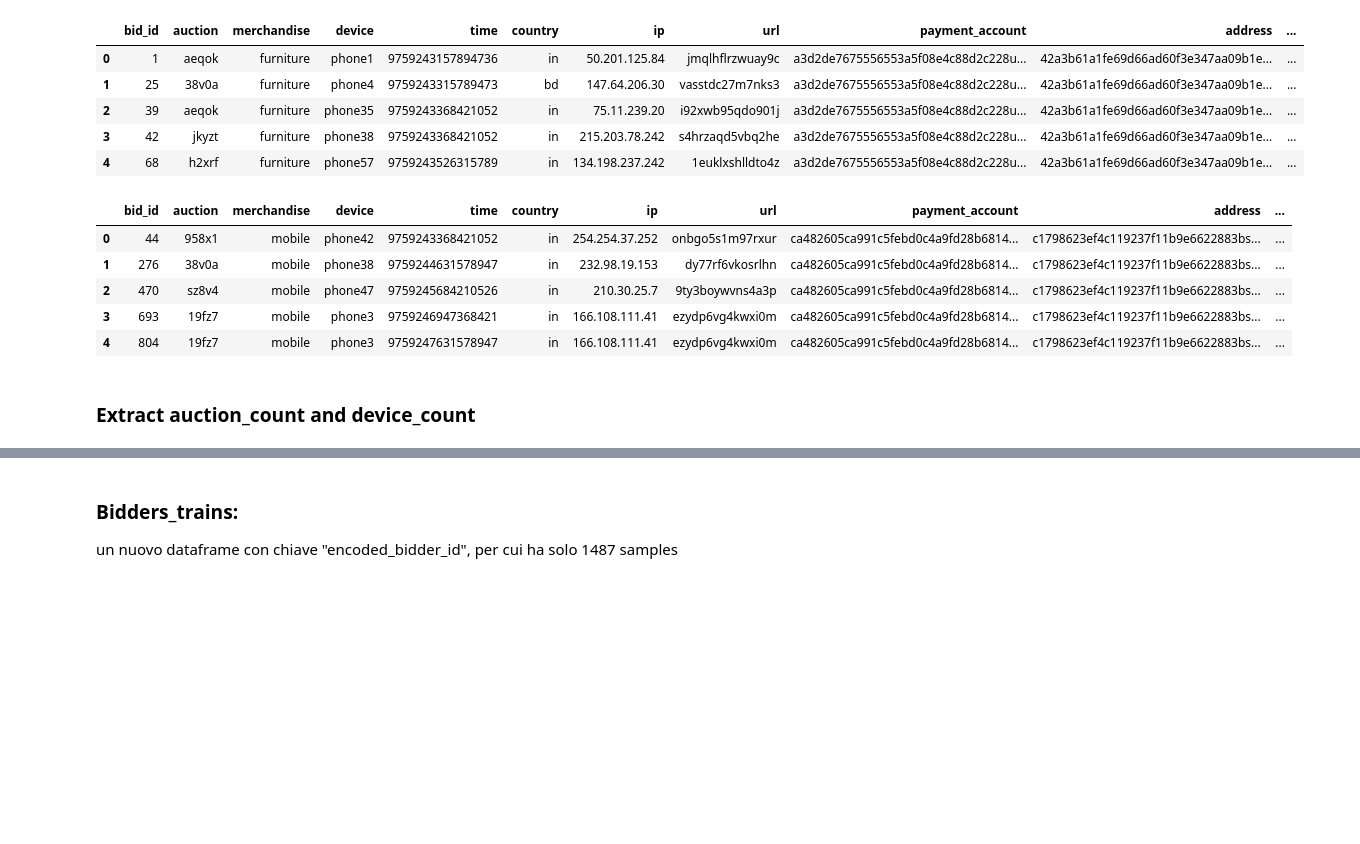
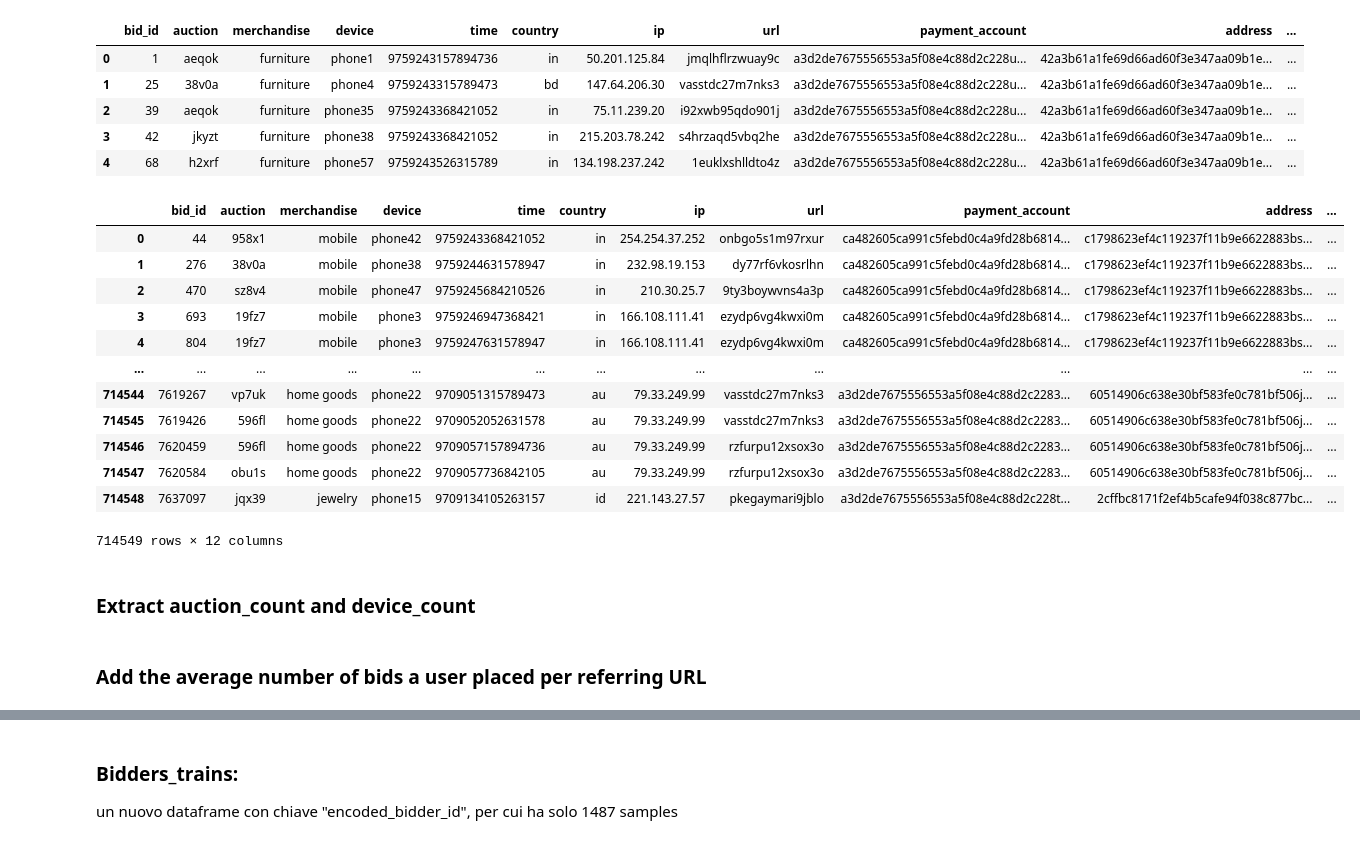
Before and after one commit to trueilorp/Bidder-classification, a Jupyter notebook: SD/FeatureEngineering.ipynb, the cells around one changed output, grey strips where cells are left out. Cells and saved outputs as stored; diff of their text form; code cells hidden in the pictures; blank space fills up the shorter version.

```diff
--- a/SD/FeatureEngineering.ipynb
+++ b/SD/FeatureEngineering.ipynb
@@ -50,14 +50,21 @@ df_train.head(5)
 | 3 | 42 | jkyzt | furniture | phone38 | 9759243368421052 | in | 215.203.78.242 | s4hrzaqd5vbq2he | a3d2de7675556553a5f08e4c88d2c228u... | 42a3b61a1fe69d66ad60f3e347aa09b1e... | ... |
 | 4 | 68 | h2xrf | furniture | phone57 | 9759243526315789 | in | 134.198.237.242 | 1euklxshlldto4z | a3d2de7675556553a5f08e4c88d2c228u... | 42a3b61a1fe69d66ad60f3e347aa09b1e... | ... |
 # %%
-df_test.head(5)
+df_test
 # %% [output]
 |  | bid_id | auction | merchandise | device | time | country | ip | url | payment_account | address | ... |
 | 0 | 44 | 958x1 | mobile | phone42 | 9759243368421052 | in | 254.254.37.252 | onbgo5s1m97rxur | ca482605ca991c5febd0c4a9fd28b6814... | c1798623ef4c119237f11b9e6622883bs... | ... |
 | 1 | 276 | 38v0a | mobile | phone38 | 9759244631578947 | in | 232.98.19.153 | dy77rf6vkosrlhn | ca482605ca991c5febd0c4a9fd28b6814... | c1798623ef4c119237f11b9e6622883bs... | ... |
 | 2 | 470 | sz8v4 | mobile | phone47 | 9759245684210526 | in | 210.30.25.7 | 9ty3boywvns4a3p | ca482605ca991c5febd0c4a9fd28b6814... | c1798623ef4c119237f11b9e6622883bs... | ... |
 | 3 | 693 | 19fz7 | mobile | phone3 | 9759246947368421 | in | 166.108.111.41 | ezydp6vg4kwxi0m | ca482605ca991c5febd0c4a9fd28b6814... | c1798623ef4c119237f11b9e6622883bs... | ... |
 | 4 | 804 | 19fz7 | mobile | phone3 | 9759247631578947 | in | 166.108.111.41 | ezydp6vg4kwxi0m | ca482605ca991c5febd0c4a9fd28b6814... | c1798623ef4c119237f11b9e6622883bs... | ... |
+| ... | ... | ... | ... | ... | ... | ... | ... | ... | ... | ... | ... |
+| 714544 | 7619267 | vp7uk | home goods | phone22 | 9709051315789473 | au | 79.33.249.99 | vasstdc27m7nks3 | a3d2de7675556553a5f08e4c88d2c2283... | 60514906c638e30bf583fe0c781bf506j... | ... |
+| 714545 | 7619426 | 596fl | home goods | phone22 | 9709052052631578 | au | 79.33.249.99 | vasstdc27m7nks3 | a3d2de7675556553a5f08e4c88d2c2283... | 60514906c638e30bf583fe0c781bf506j... | ... |
+| 714546 | 7620459 | 596fl | home goods | phone22 | 9709057157894736 | au | 79.33.249.99 | rzfurpu12xsox3o | a3d2de7675556553a5f08e4c88d2c2283... | 60514906c638e30bf583fe0c781bf506j... | ... |
+| 714547 | 7620584 | obu1s | home goods | phone22 | 9709057736842105 | au | 79.33.249.99 | rzfurpu12xsox3o | a3d2de7675556553a5f08e4c88d2c2283... | 60514906c638e30bf583fe0c781bf506j... | ... |
+| 714548 | 7637097 | jqx39 | jewelry | phone15 | 9709134105263157 | id | 221.143.27.57 | pkegaymari9jblo | a3d2de7675556553a5f08e4c88d2c228t... | 2cffbc8171f2ef4b5cafe94f038c877bc... | ... |
+714549 rows × 12 columns
 # %% [markdown]
 ### Extract auction_count and device_count
 # %%
@@ -75,3 +82,5 @@ features = ['auction', 'device', 'bid_id', 'ip', 'url']
 for feature in features:
 	bidders_train[feature + '_count'] = bidders_train['encoded_bidder_id'].apply(lambda bidder: count_for_bidder(bidder, feature, df_train))
 	bidders_test[feature + '_count'] = bidders_test['encoded_bidder_id'].apply(lambda bidder: count_for_bidder(bidder, feature, df_test))
+# %% [markdown]
+### Add the average number of bids a user placed per referring URL
```
Also changed, not shown: parts of 11 cells of this notebook, 19 other files.
